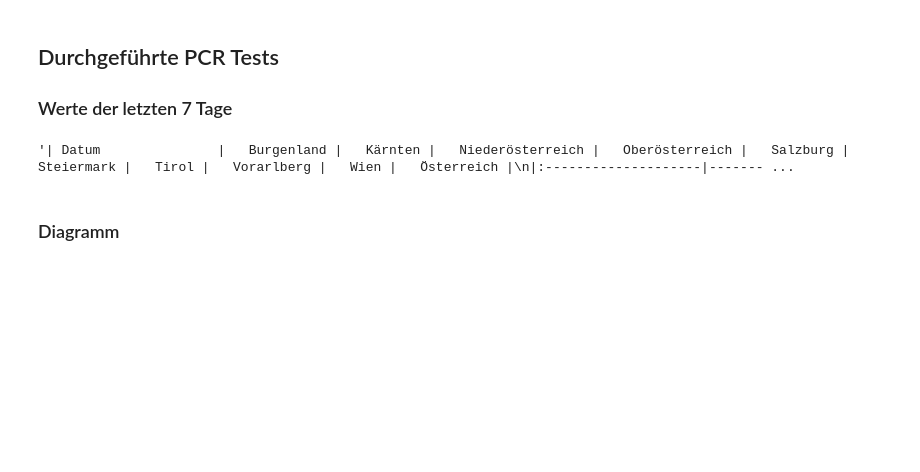
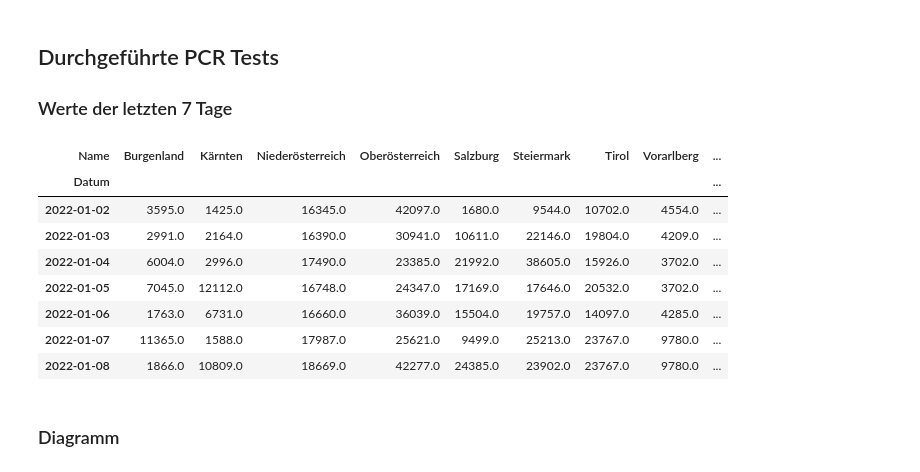
Before and after one commit to schletz/Pos5xhif, a Jupyter notebook: CovidAuswertung/covid_auswertung.ipynb, the cells around one changed output. Cells and saved outputs as stored; diff of their text form; code cells hidden in the pictures; blank space fills up the shorter version.

```diff
--- a/CovidAuswertung/covid_auswertung.ipynb
+++ b/CovidAuswertung/covid_auswertung.ipynb
@@ -107,9 +115,17 @@ plot_param(["Hospitalisierung", "Neuinfektionen"],
 ## Durchgeführte PCR Tests
 ### Werte der letzten 7 Tage
 # %%
-data.tail(7*10).pivot(values="TestungenPCRTaeglich", columns="Name").to_markdown()
+data.tail(7*10).pivot(values="TestungenPCRTaeglich", columns="Name")
 # %% [output]
-'| Datum               |   Burgenland |   Kärnten |   Niederösterreich |   Oberösterreich |   Salzburg |   Steiermark |   Tirol |   Vorarlberg |   Wien |   Österreich |\n|:--------------------|------- ...
+| Name | Burgenland | Kärnten | Niederösterreich | Oberösterreich | Salzburg | Steiermark | Tirol | Vorarlberg | ... |
+| Datum |  |  |  |  |  |  |  |  | ... |
+| 2022-01-02 | 3595.0 | 1425.0 | 16345.0 | 42097.0 | 1680.0 | 9544.0 | 10702.0 | 4554.0 | ... |
+| 2022-01-03 | 2991.0 | 2164.0 | 16390.0 | 30941.0 | 10611.0 | 22146.0 | 19804.0 | 4209.0 | ... |
+| 2022-01-04 | 6004.0 | 2996.0 | 17490.0 | 23385.0 | 21992.0 | 38605.0 | 15926.0 | 3702.0 | ... |
+| 2022-01-05 | 7045.0 | 12112.0 | 16748.0 | 24347.0 | 17169.0 | 17646.0 | 20532.0 | 3702.0 | ... |
+| 2022-01-06 | 1763.0 | 6731.0 | 16660.0 | 36039.0 | 15504.0 | 19757.0 | 14097.0 | 4285.0 | ... |
+| 2022-01-07 | 11365.0 | 1588.0 | 17987.0 | 25621.0 | 9499.0 | 25213.0 | 23767.0 | 9780.0 | ... |
+| 2022-01-08 | 1866.0 | 10809.0 | 18669.0 | 42277.0 | 24385.0 | 23902.0 | 23767.0 | 9780.0 | ... |
 # %% [markdown]
 ### Diagramm
 # %%
```
Also changed, not shown: parts of 1 cell of this notebook, 2 other files.
